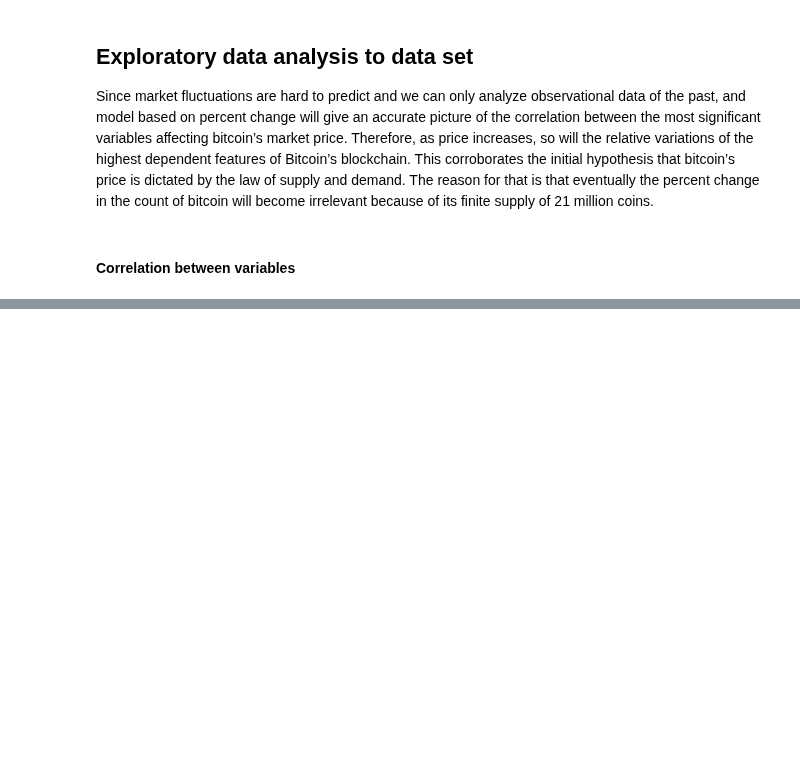
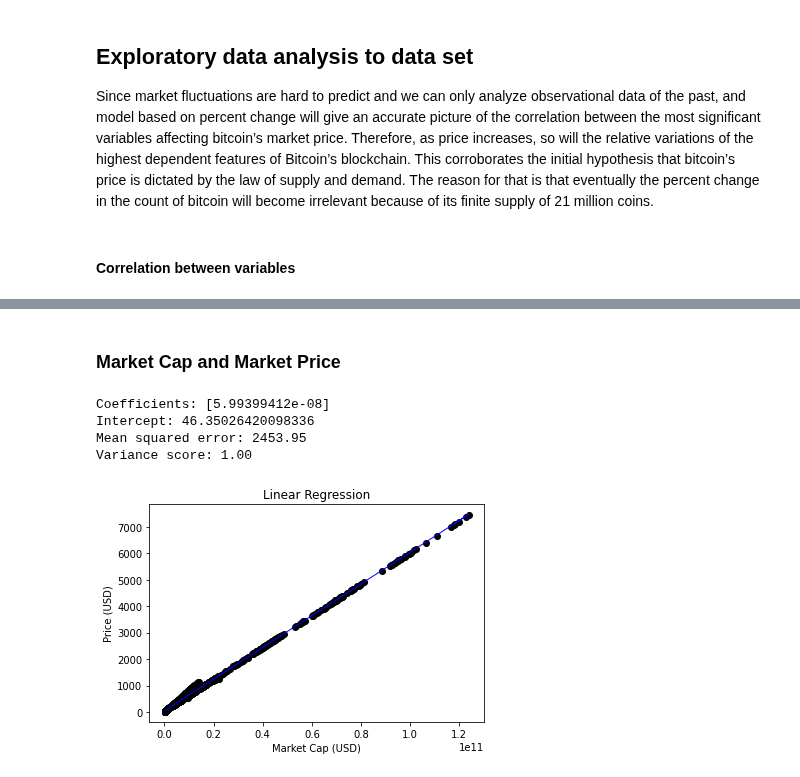
Before and after one commit to alvaroserrrano/BitcoinLinearRegression, a Jupyter notebook: bitcoin_linear_regression.ipynb, the cells around one changed output, grey strips where cells are left out. Drawn from its saved outputs; the diff is of its cells as text; code cells hidden in the pictures; blank space fills up the shorter version.

```diff
--- a/bitcoin_linear_regression.ipynb
+++ b/bitcoin_linear_regression.ipynb
@@ -137,0 +151,33 @@ Days                                                1.000000
+# %% [markdown]
+### Market Cap and Market Price
+# %%
+# Create a linear regression object
+fit1 = linear_model.LinearRegression(fit_intercept=True, copy_X=True, n_jobs=1)
+# Train the model using the training sets
+fit1.fit(BTC_data2[["btc_market_cap"]], BTC_data2["btc_market_price"])
+# Make predictions using the testing set
+predictions = fit1.predict(BTC_data2[["btc_market_cap"]])
+# Residuals
+residuals = BTC_data2["btc_market_price"] - predictions
+# The coefficients
+print(f'Coefficients: {fit1.coef_}')
+# Intercept
+print(f'Intercept: {fit1.intercept_}')
+# The mean squared error
+print("Mean squared error: %.2f"
+	  % np.mean((predictions - BTC_data2["btc_market_price"]) ** 2))
+# Explained variance score: 1 is perfect prediction
+print('Variance score: %.2f' % fit1.score(BTC_data2[["btc_market_cap"]], BTC_data2["btc_market_price"]))
+# Plot outputs
+plt.scatter(BTC_data2["btc_market_cap"], BTC_data2["btc_market_price"],  color='black')
+plt.plot(BTC_data2["btc_market_cap"], predictions, color='blue', linewidth=1)
+plt.title('Linear Regression')
+plt.xlabel('Market Cap (USD)')
+plt.ylabel('Price (USD)')
+plt.show()
+# %% [output]
+Coefficients: [5.99399412e-08]
+Intercept: 46.35026420098336
+Mean squared error: 2453.95
+Variance score: 1.00
+[figure, added]
```
Also changed, not shown: parts of 9 cells of this notebook.
